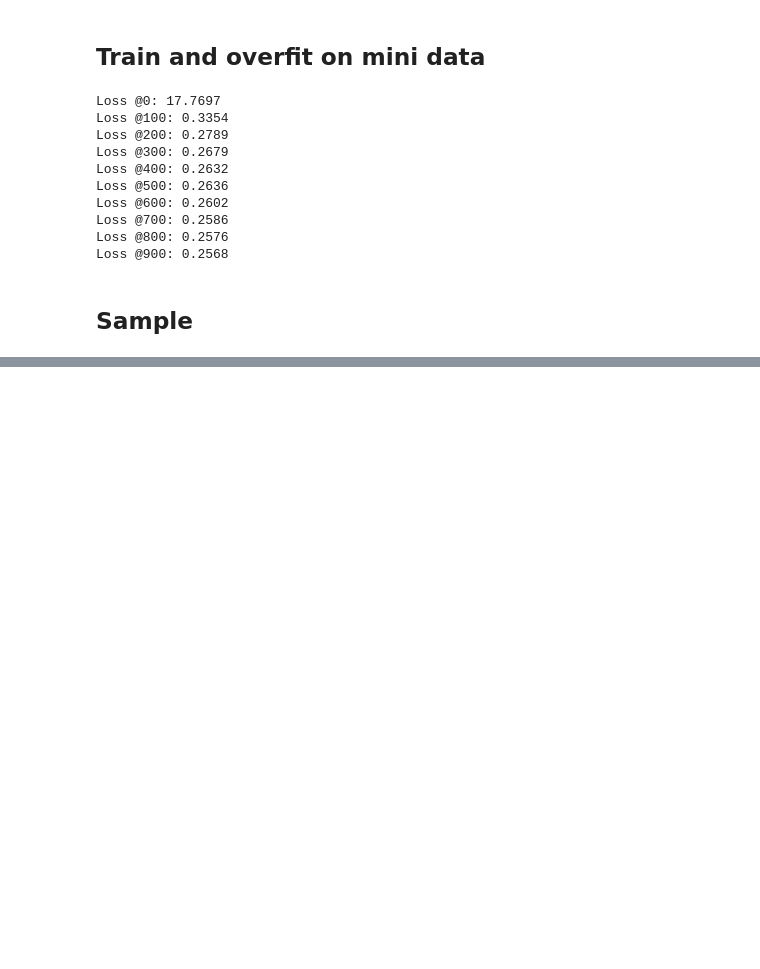
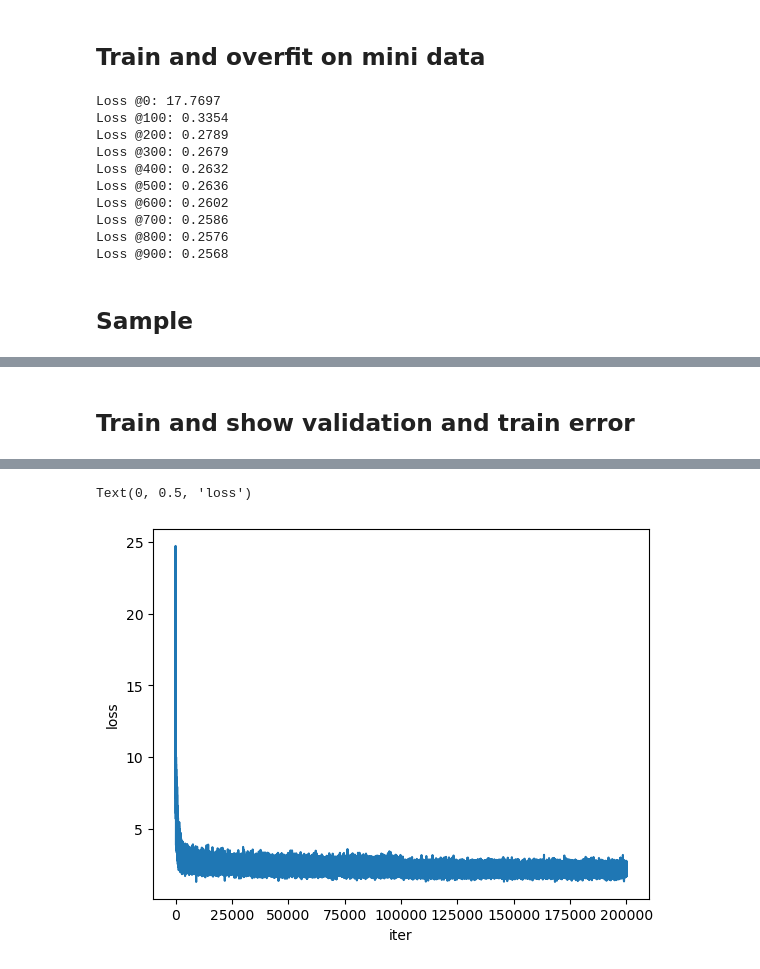
Before and after one commit to sjonany/makemore-walkthrough, a Jupyter notebook: mlp_four.ipynb, the cells around one changed output, grey strips where cells are left out. Cells and saved outputs as stored; diff of their text form; code cells hidden in the pictures; blank space fills up the shorter version.

Commit message:
Ran on full dataset

```diff
--- a/mlp_four.ipynb
+++ b/mlp_four.ipynb
@@ -128,7 +128,7 @@ tensor(17.7697)
 lr = 0.1
 
 g = torch.Generator().manual_seed(2147483647)
-embed = torch.randn((NUM_CHAR, embed_size), generator = g)
+embed = torch.randn((NUM_CHAR, EMBED_SIZE), generator = g)
 w1 = torch.randn((EMBED_CONCAT_VEC_SIZE, NUM_HIDDEN_NEURON), generator = g)
 b1 = torch.randn((NUM_HIDDEN_NEURON), generator = g)
 w2 = torch.randn((NUM_HIDDEN_NEURON, NUM_CHAR), generator = g)
@@ -210,0 +221,18 @@ Hooray! We s
+# %%
+# split full_x and full_y into 80/10/10 train/val/test, but shuffle it first
+N = len(full_y)
+shuffled_indices = torch.randperm(N)
+train_marker = int(0.8 * N)
+val_marker = int(0.9 * N)
+train_indices = shuffled_indices[:train_marker]
+val_indices = shuffled_indices[train_marker:val_marker]
+test_indices = shuffled_indices[val_marker:]
+
+train_x = full_x[train_indices]
+train_y = full_y[train_indices]
+val_x = full_x[val_indices]
+val_y = full_y[val_indices]
+test_x = full_x[test_indices]
+test_y = full_y[test_indices]
+
+train_x.shape, train_y.shape, val_x.shape, val_y.shape, test_x.shape, test_y.shape
@@ -210,0 +246,58 @@ Hooray! We s
+# %% [markdown]
+## Train and show validation and train error
+# %%
+minibatch_size = 32
+EMBED_SIZE = 10
+EMBED_CONCAT_VEC_SIZE = EMBED_SIZE * PREV_CHAR_COUNT
+NUM_HIDDEN_NEURON = 200
+
+g = torch.Generator().manual_seed(2147483647)
+embed = torch.randn((NUM_CHAR, EMBED_SIZE), generator = g)
+w1 = torch.randn((EMBED_CONCAT_VEC_SIZE, NUM_HIDDEN_NEURON), generator = g)
+b1 = torch.randn((NUM_HIDDEN_NEURON), generator = g)
+w2 = torch.randn((NUM_HIDDEN_NEURON, NUM_CHAR), generator = g)
+b2 = torch.randn((NUM_CHAR), generator = g)
+params = [embed, w1, b1, w2, b2]
+
+for param in params:
+    param.requires_grad = True
+
+def get_logits(xs):
+    n = xs.shape[0]
+    x_looked_up = embed[xs]
+    x_looked_up_shaped = x_looked_up.view(n, EMBED_CONCAT_VEC_SIZE)
+    fcc = (x_looked_up_shaped @ w1 + b1).tanh()
+    logits = fcc @ w2 + b2
+    return logits
+
+train_losses = []
+iters = []
+for iter_i in range(200000):
+    lr = 0.1 if iter_i < 100000 else 0.01
+    # fwd pass
+    # mini batch
+    batch_indices = torch.randint(low = 0, high = len(train_y), size = (minibatch_size,))
+
+    batch_x = train_x[batch_indices]
+    batch_y = train_y[batch_indices]
+    logits = get_logits(batch_x)
+    loss = F.cross_entropy(logits, batch_y)
+
+    if iter_i % 1000 == 0:
+        print(f"Loss @{iter_i}: {loss.data:.4f}")
+
+    # bwd pass
+    for param in params:
+        param.grad = None
+    loss.backward()
+
+    # update
+    for param in params:
+        param.data -= lr * param.grad
+    train_losses.append(loss.data)
+    iters.append(iter_i)
+
+plt.plot(iters, train_losses)
+plt.xlabel("iter")
+plt.ylabel("loss")
+# %% [output]
@@ -210,0 +321,2 @@ Hooray! We s
+Text(0, 0.5, 'loss')
+[figure, added]
```
Also changed, not shown: parts of 10 cells of this notebook.
